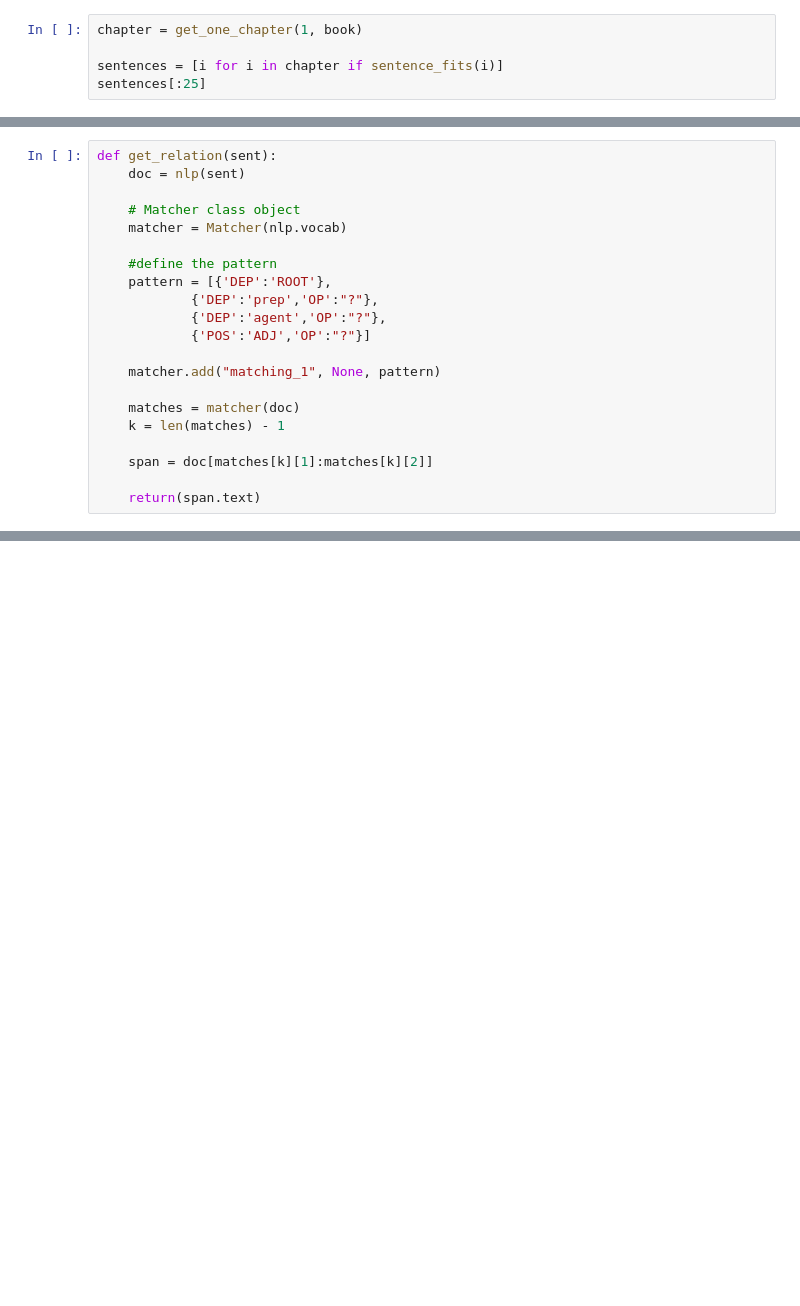
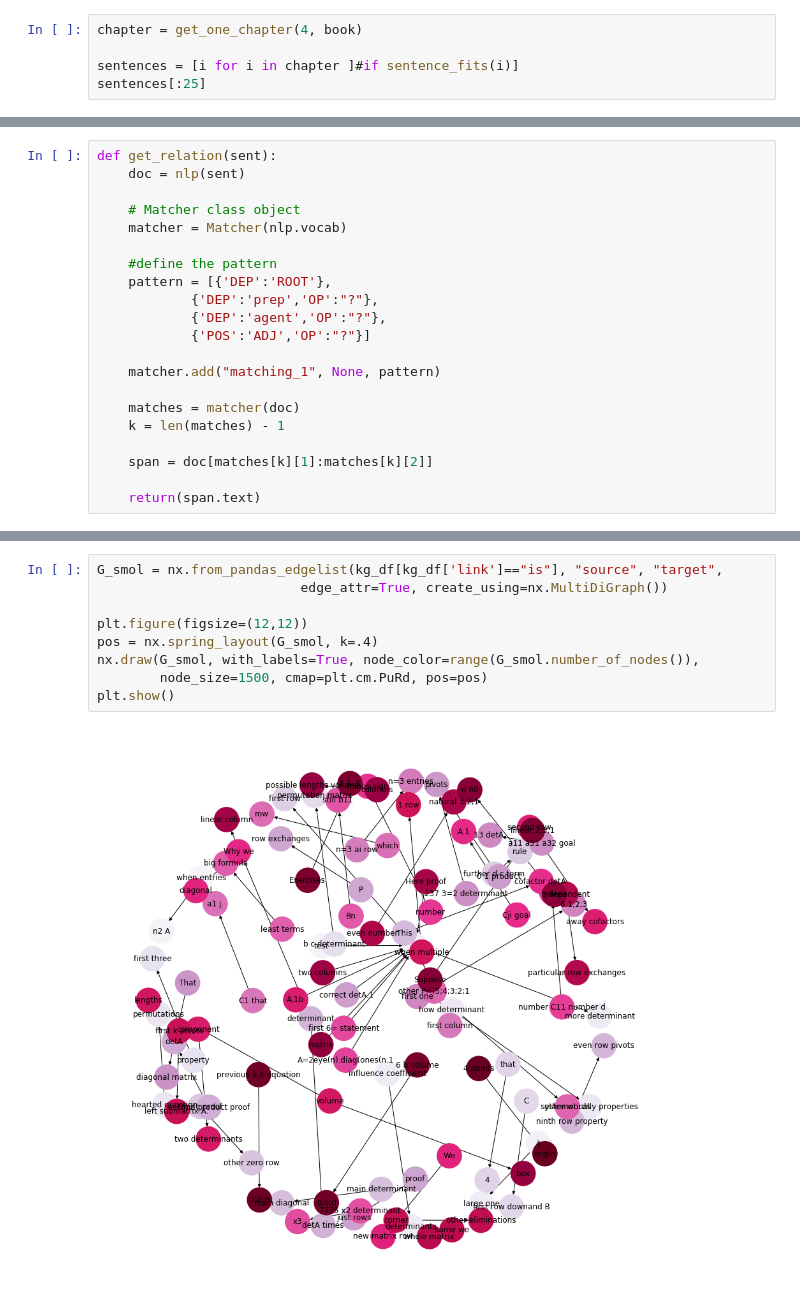
Before and after one commit to lazyTurtle21/QuizMaker, a Jupyter notebook: knowledge_graph.ipynb, the cells around one changed output, grey strips where cells are left out. Cells and saved outputs as stored; diff of their text form; blank space fills up the shorter version.

```diff
--- a/knowledge_graph.ipynb
+++ b/knowledge_graph.ipynb
@@ -99,8 +84,8 @@ def sentence_fits(s):
     deps = ''.join([token.dep_ for token in nlp(s)])
     return deps.count('obj') == 1 & deps.count('subj') == 1
 # %%
-chapter = get_one_chapter(1, book)
+chapter = get_one_chapter(4, book)
 
-sentences = [i for i in chapter if sentence_fits(i)]
+sentences = [i for i in chapter ]#if sentence_fits(i)]
 sentences[:25]
 # %% [output]
@@ -250,0 +239,11 @@ get_entities('the film had 200 patents')
+# %%
+G_smol = nx.from_pandas_edgelist(kg_df[kg_df['link']=="is"], "source", "target",
+                          edge_attr=True, create_using=nx.MultiDiGraph())
+
+plt.figure(figsize=(12,12))
+pos = nx.spring_layout(G_smol, k=.4)
+nx.draw(G_smol, with_labels=True, node_color=range(G_smol.number_of_nodes()),
+        node_size=1500, cmap=plt.cm.PuRd, pos=pos)
+plt.show()
+# %% [output]
+[figure, added]
```
Also changed, not shown: parts of 21 cells of this notebook, 2 other files.
